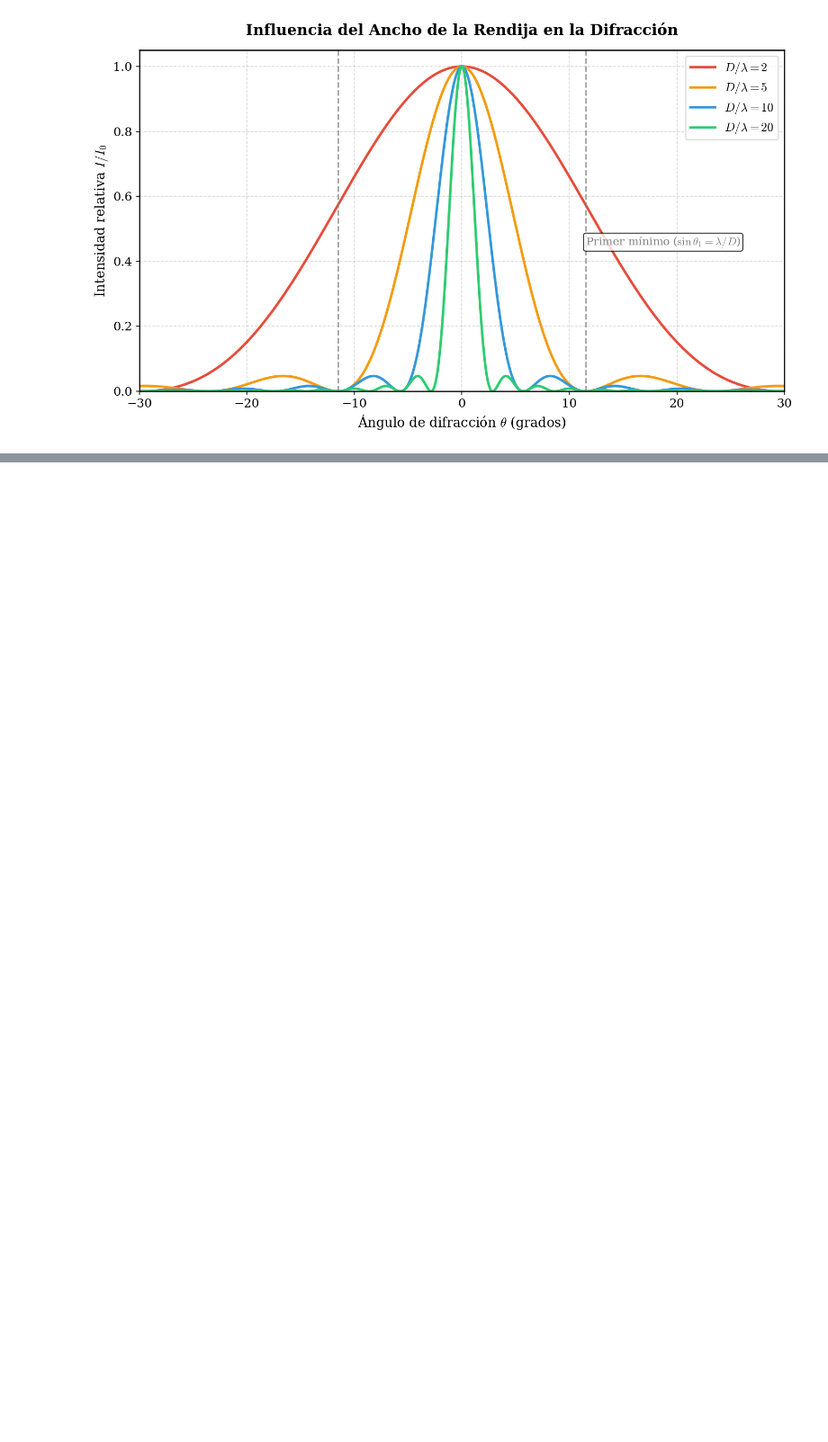
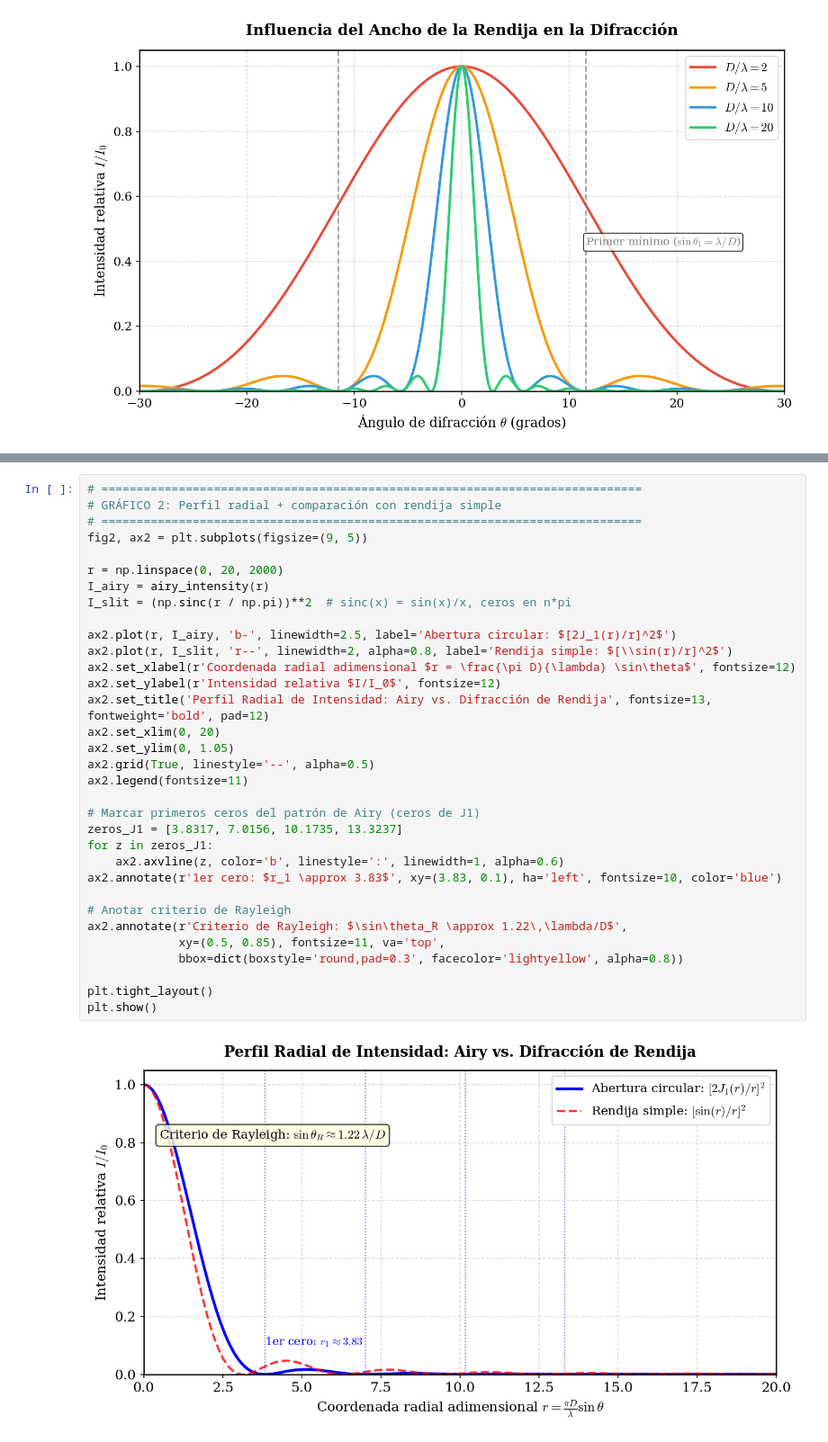
Before and after one commit to Daniel-534/FisicaMatematicaI, a Jupyter notebook: Clases/Clase20260520-2.ipynb, the cells around one changed output, grey strips where cells are left out. Shown at 90% size. Cells and saved outputs as stored; diff of their text form; blank space fills up the shorter version.

```diff
--- a/Clases/Clase20260520-2.ipynb
+++ b/Clases/Clase20260520-2.ipynb
@@ -90,0 +141,35 @@ plt.show()
+# %%
+# =============================================================================
+# GRÁFICO 2: Perfil radial + comparación con rendija simple
+# =============================================================================
+fig2, ax2 = plt.subplots(figsize=(9, 5))
+
+r = np.linspace(0, 20, 2000)
+I_airy = airy_intensity(r)
+I_slit = (np.sinc(r / np.pi))**2  # sinc(x) = sin(x)/x, ceros en n*pi
+
+ax2.plot(r, I_airy, 'b-', linewidth=2.5, label='Abertura circular: $[2J_1(r)/r]^2$')
+ax2.plot(r, I_slit, 'r--', linewidth=2, alpha=0.8, label='Rendija simple: $[\\sin(r)/r]^2$')
+ax2.set_xlabel(r'Coordenada radial adimensional $r = \frac{\pi D}{\lambda} \sin\theta$', fontsize=12)
+ax2.set_ylabel(r'Intensidad relativa $I/I_0$', fontsize=12)
+ax2.set_title('Perfil Radial de Intensidad: Airy vs. Difracción de Rendija', fontsize=13, fontweight='bold', pad=12)
+ax2.set_xlim(0, 20)
+ax2.set_ylim(0, 1.05)
+ax2.grid(True, linestyle='--', alpha=0.5)
+ax2.legend(fontsize=11)
+
+# Marcar primeros ceros del patrón de Airy (ceros de J1)
+zeros_J1 = [3.8317, 7.0156, 10.1735, 13.3237]
+for z in zeros_J1:
+    ax2.axvline(z, color='b', linestyle=':', linewidth=1, alpha=0.6)
+ax2.annotate(r'1er cero: $r_1 \approx 3.83$', xy=(3.83, 0.1), ha='left', fontsize=10, color='blue')
+
+# Anotar criterio de Rayleigh
+ax2.annotate(r'Criterio de Rayleigh: $\sin\theta_R \approx 1.22\,\lambda/D$',
+             xy=(0.5, 0.85), fontsize=11, va='top',
+             bbox=dict(boxstyle='round,pad=0.3', facecolor='lightyellow', alpha=0.8))
+
+plt.tight_layout()
+plt.show()
+# %% [output]
+[figure, added]
```
Also changed, not shown: parts of 4 cells of this notebook, 1 other file.
